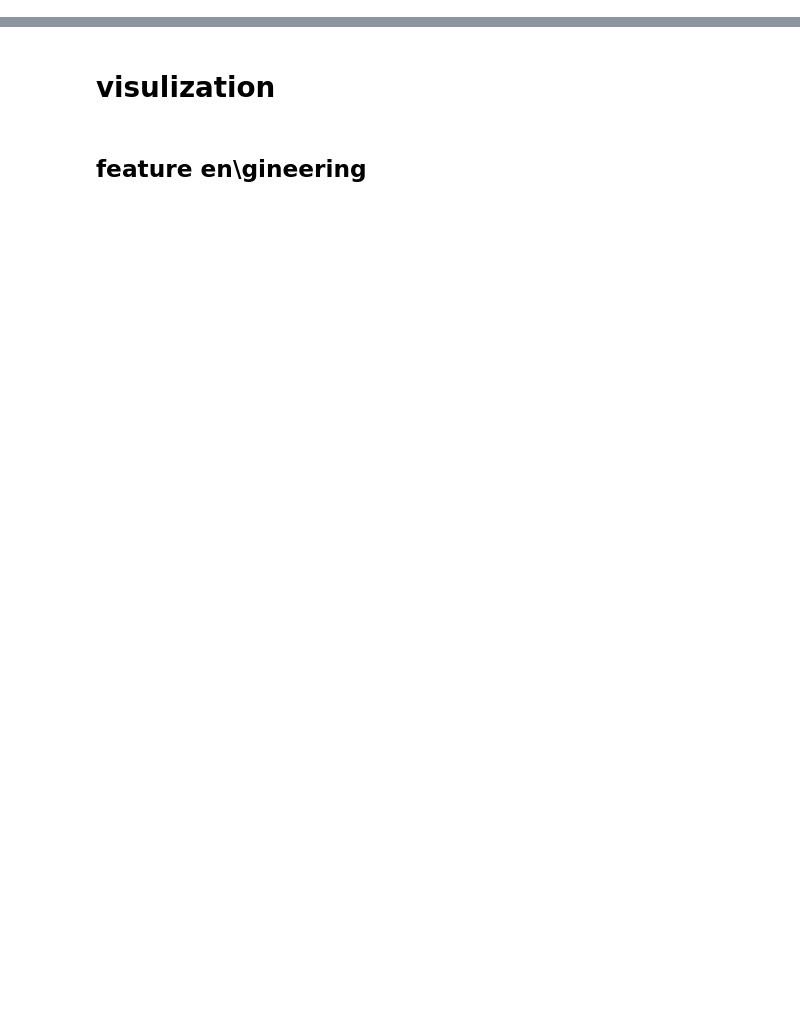
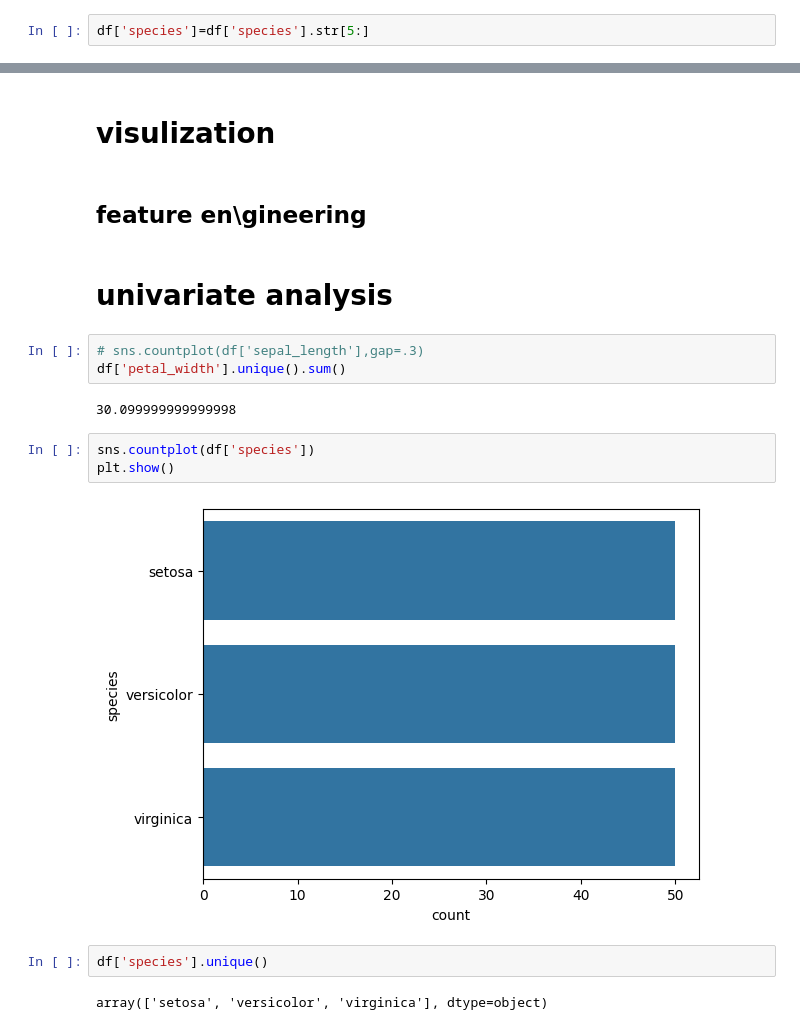
Before and after one commit to khushilal1/codSoft_Intern, a Jupyter notebook: iris_classifiaction/iris .ipynb, the cells around one changed output, grey strips where cells are left out. Cells and saved outputs as stored; diff of their text form; blank space fills up the shorter version.

```diff
--- a/iris_classifiaction/iris .ipynb
+++ b/iris_classifiaction/iris .ipynb
@@ -71,3 +71,5 @@ df.describe()
 | 50% | 5.800000 | 3.000000 | 4.350000 | 1.300000 |
 | 75% | 6.400000 | 3.300000 | 5.100000 | 1.800000 |
 | max | 7.900000 | 4.400000 | 6.900000 | 2.500000 |
+# %%
+df['species']=df['species'].str[5:]
@@ -75,3 +93,19 @@ df.describe()
 # visulization
 # %% [markdown]
 ## feature en\gineering
+# %% [markdown]
+# univariate analysis
+# %%
+# sns.countplot(df['sepal_length'],gap=.3)
+df['petal_width'].unique().sum()
+# %% [output]
+30.099999999999998
+# %%
+sns.countplot(df['species'])
+plt.show()
+# %% [output]
+[figure, added]
+# %%
+df['species'].unique()
+# %% [output]
+array(['setosa', 'versicolor', 'virginica'], dtype=object)
```
Also changed, not shown: parts of 54 cells of this notebook, 3 other files.
